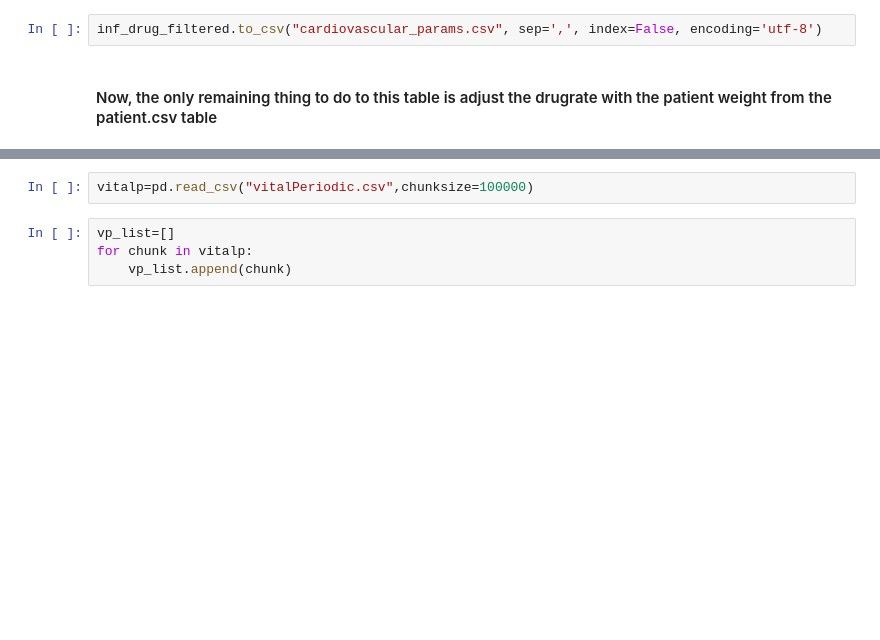
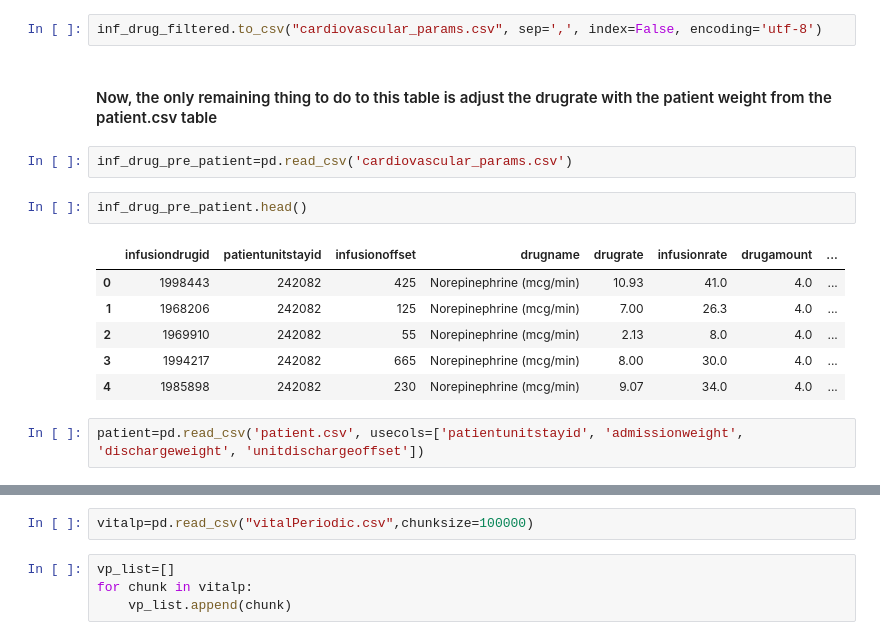
Before and after one commit to Ronet05/GSoC-CBMI-eICU, a Jupyter notebook: Cardiovascular param.ipynb, the cells around one changed output, grey strips where cells are left out. Saved outputs shown, nothing was run; the diff lists cells and outputs as text; blank space fills up the shorter version.

```diff
--- a/Cardiovascular param.ipynb
+++ b/Cardiovascular param.ipynb
@@ -159,3 +157,16 @@ inf_drug_filtered['unit']=inf_drug_filtered['unit'].replace(['mcg/kg/hr)','mg/kg
 inf_drug_filtered.to_csv("cardiovascular_params.csv", sep=',', index=False, encoding='utf-8')
 # %% [markdown]
 <h4>Now, the only remaining thing to do to this table is adjust the drugrate with the patient weight from the patient.csv table</h4>
+# %%
+inf_drug_pre_patient=pd.read_csv('cardiovascular_params.csv')
+# %%
+inf_drug_pre_patient.head()
+# %% [output]
+|  | infusiondrugid | patientunitstayid | infusionoffset | drugname | drugrate | infusionrate | drugamount | ... |
+| 0 | 1998443 | 242082 | 425 | Norepinephrine (mcg/min) | 10.93 | 41.0 | 4.0 | ... |
+| 1 | 1968206 | 242082 | 125 | Norepinephrine (mcg/min) | 7.00 | 26.3 | 4.0 | ... |
+| 2 | 1969910 | 242082 | 55 | Norepinephrine (mcg/min) | 2.13 | 8.0 | 4.0 | ... |
+| 3 | 1994217 | 242082 | 665 | Norepinephrine (mcg/min) | 8.00 | 30.0 | 4.0 | ... |
+| 4 | 1985898 | 242082 | 230 | Norepinephrine (mcg/min) | 9.07 | 34.0 | 4.0 | ... |
+# %%
+patient=pd.read_csv('patient.csv', usecols=['patientunitstayid', 'admissionweight', 'dischargeweight', 'unitdischargeoffset'])
```
Also changed, not shown: parts of 23 cells of this notebook.
